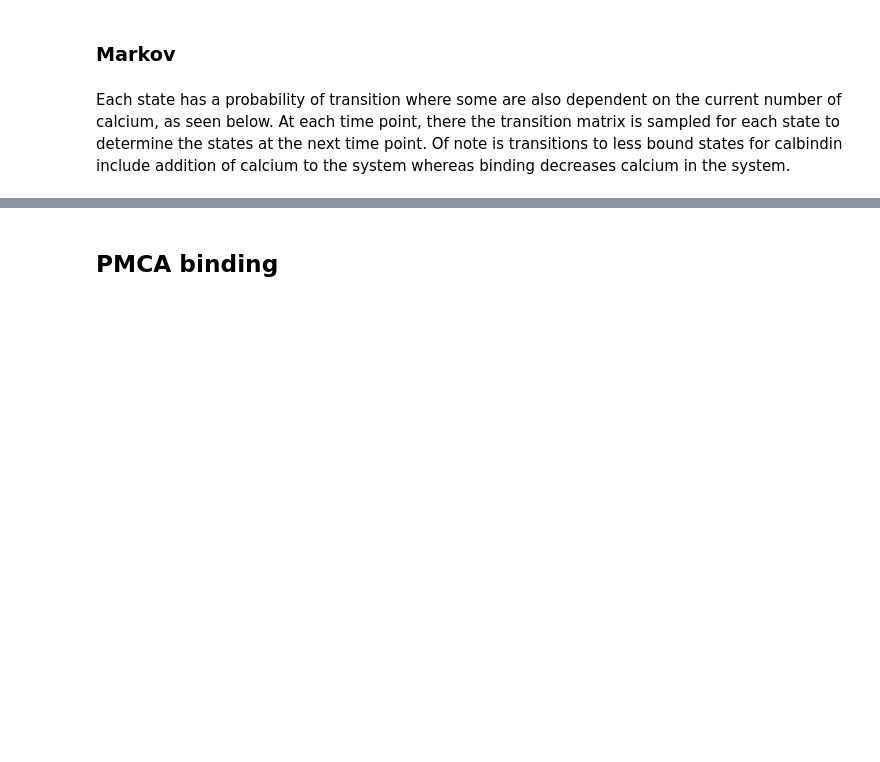
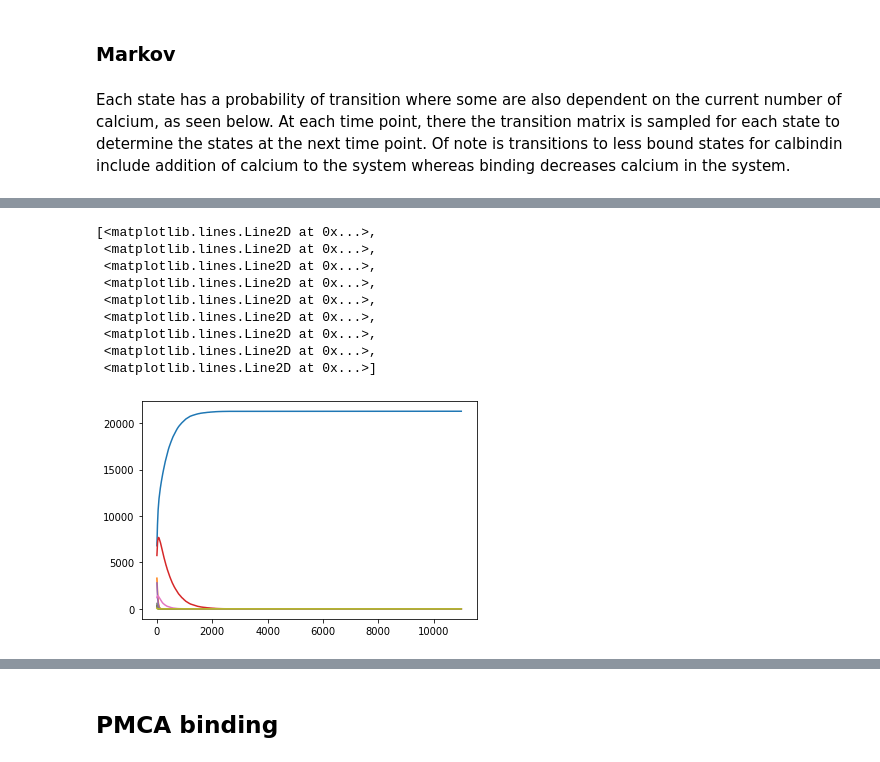
Before and after one commit to 3x10e8/DetailedMarkov, a Jupyter notebook: CaDiffusion.ipynb, the cells around one changed output, grey strips where cells are left out. Drawn from its saved outputs; the diff is of its cells as text; code cells hidden in the pictures; blank space fills up the shorter version.

```diff
--- a/CaDiffusion.ipynb
+++ b/CaDiffusion.ipynb
@@ -498,0 +517,19 @@ k_{2}dt & 1 - k_{T} & k_{1}N_{Ca}dt & 0 & k_{4}N_{Ca}dt & 0 & 0 & 0 & 0 \\
+# %%
+deltaCa = np.zeros((N_STATES, N_STATES))
+N_STATE_COLS = 3
+CA_LOSS = -1
+CA_GAIN = 1
+OFF_CENTER_SHIFT = 1
+NO_REMAIN = 0
+
+for row in range(N_STATES):
+    for col in range(N_STATES):
+        if (row + N_STATE_COLS) < N_STATES:
+            deltaCa[row, row + N_STATE_COLS] = CA_LOSS
+            deltaCa[row + N_STATE_COLS, row] = CA_GAIN
+        if (row + OFF_CENTER_SHIFT) < N_STATES and (row + OFF_CENTER_SHIFT) % N_STATE_COLS != NO_REMAIN:
+            deltaCa[row, row + OFF_CENTER_SHIFT] = CA_LOSS
+            deltaCa[row + OFF_CENTER_SHIFT, row] = CA_GAIN
+
+
+print(deltaCa)
@@ -563,6 +664,7 @@ def calb_markov(n_chans, trange, dt):
     return n_per_state, ca
 # %%
 dt = 1e-3
-trange = np.arange(0, 11, 1e-3)
+trange = np.arange(0, 2*1e-3, 1e-3)
+print(n_calb)
 n_per_state, ca = calb_markov(n_calb, trange, dt)
 # %% [output]
@@ -577,0 +701,13 @@ np.random.multinomial(6802, [1 - (K[0]*ca[t_i]*dt + K[4]*ca[t_i]*dt), K[0]*ca[t_
+# %%
+plt.plot(n_per_state)
+# %% [output]
+[<matplotlib.lines.Line2D at 0x...>,
+ <matplotlib.lines.Line2D at 0x...>,
+ <matplotlib.lines.Line2D at 0x...>,
+ <matplotlib.lines.Line2D at 0x...>,
+ <matplotlib.lines.Line2D at 0x...>,
+ <matplotlib.lines.Line2D at 0x...>,
+ <matplotlib.lines.Line2D at 0x...>,
+ <matplotlib.lines.Line2D at 0x...>,
+ <matplotlib.lines.Line2D at 0x...>]
+[figure, added]
```
Also changed, not shown: parts of 10 cells of this notebook.
